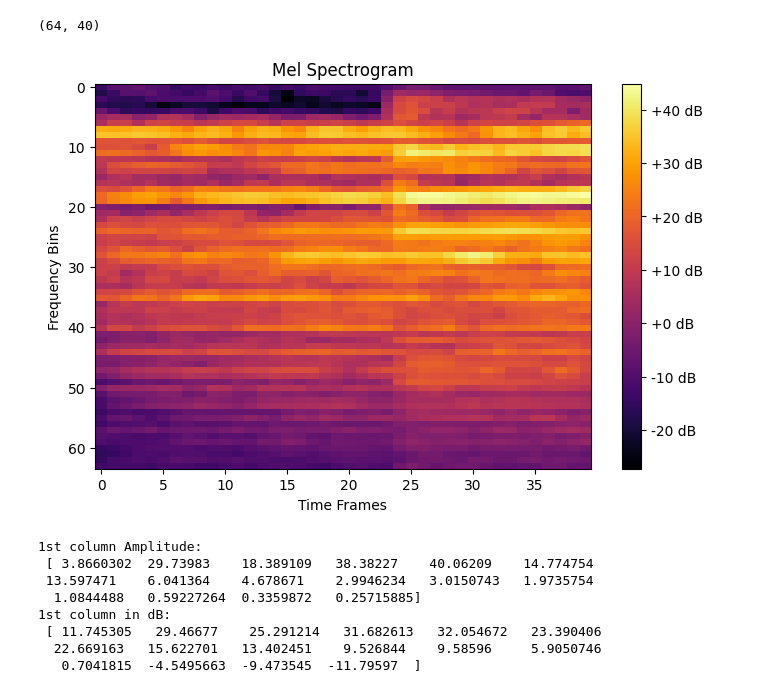
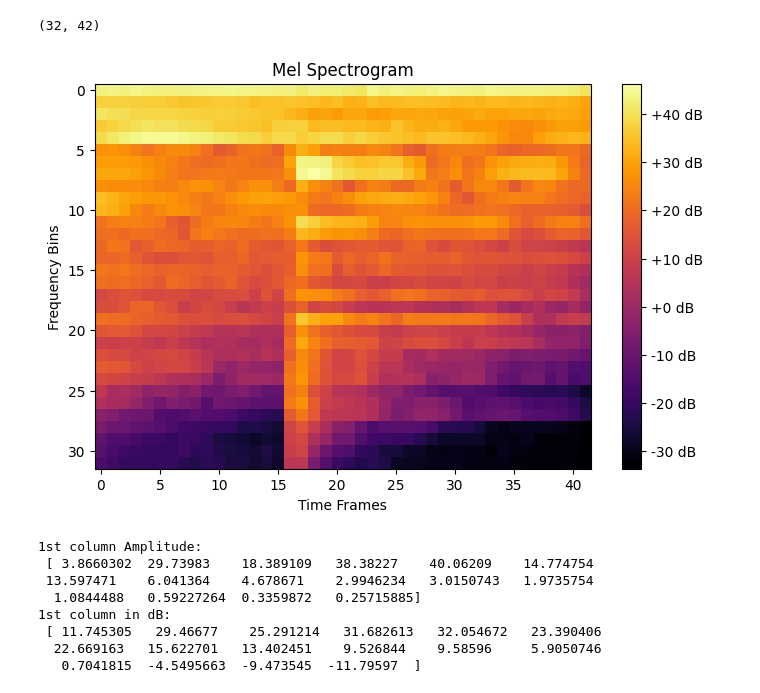
Before and after one commit to davidjhwang/Polyphonic-Instrument-Classifier, a Jupyter notebook: 3_spectrogram.ipynb, the cells around one changed output. Drawn from its saved outputs; the diff is of its cells as text; code cells hidden in the pictures.

```diff
--- a/3_spectrogram.ipynb
+++ b/3_spectrogram.ipynb
@@ -126,18 +126,18 @@ save_dir = "spectrograms_isolated"
 mel_spectrograms = process_dataset_parallel(dataset_path, save_dir)
 # %%
 # Plotting Example
-spectrogram = np.load('spectrograms_test/Track01876_mel_spect.npy')
+spectrogram = np.load('spectrograms_test/Track01877_mel_spect.npy')
 print(spectrogram[0].shape)
 plt.figure(figsize=(8, 5))
 plt.imshow(spectrogram[11], aspect='auto', cmap='inferno')
 plt.colorbar(format='%+2.0f dB')
 plt.title("Mel Spectrogram")
 plt.xlabel("Time Frames")
 plt.ylabel("Frequency Bins")
 plt.show()
 # %% [output]
-(64, 40)
+(32, 42)
-[figure, old version]
+[figure, new version]
 # %%
 amplitude_spectrogram = 10**(spectrogram[6] / 20)
 # Print amplitude values for the first and second columns
```
Also changed, not shown: parts of 2 cells of this notebook, 3 other files.
